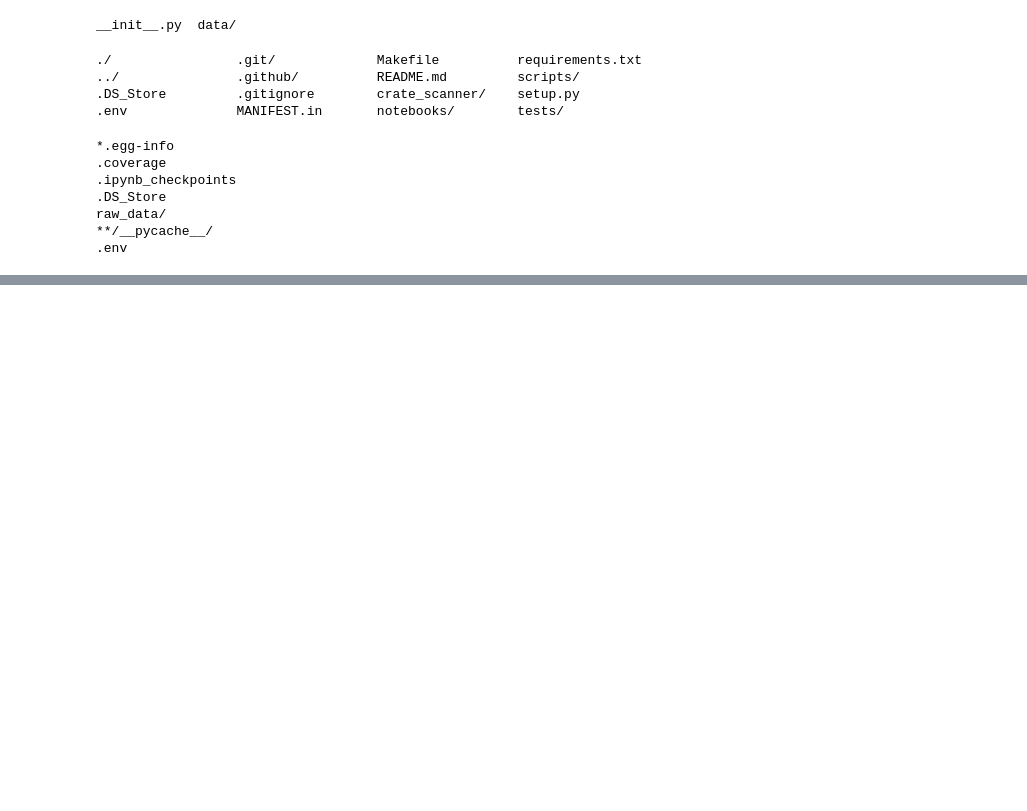
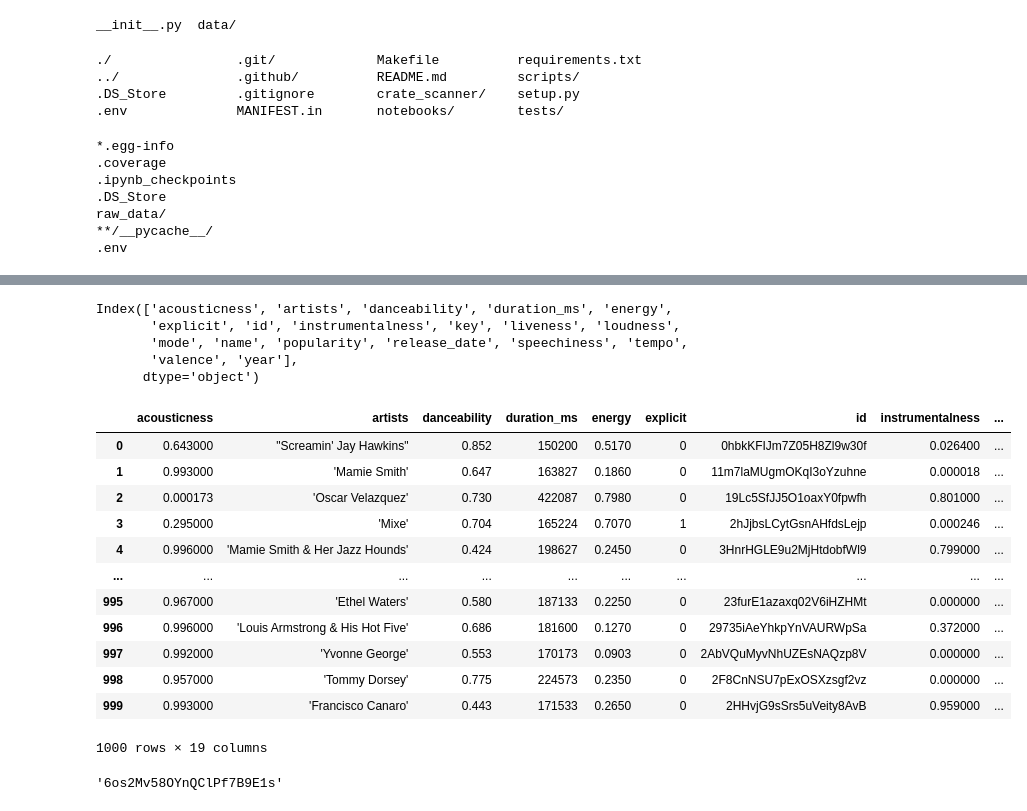
Before and after one commit to tklein98/cratescanner_2.0, a Jupyter notebook: notebooks/spotify_client.ipynb, the cells around one changed output, grey strips where cells are left out. Saved outputs shown, nothing was run; the diff lists cells and outputs as text; code cells hidden in the pictures; blank space fills up the shorter version.

```diff
--- a/notebooks/spotify_client.ipynb
+++ b/notebooks/spotify_client.ipynb
@@ -551,0 +648,2 @@ raw_data/
+# %%
+song_df = pd.read_csv('data/data.csv', skiprows=(1,15000), nrows=1000)
@@ -551,0 +659,31 @@ raw_data/
+# %%
+song_df.columns
+# %% [output]
+Index(['acousticness', 'artists', 'danceability', 'duration_ms', 'energy',
+       'explicit', 'id', 'instrumentalness', 'key', 'liveness', 'loudness',
+       'mode', 'name', 'popularity', 'release_date', 'speechiness', 'tempo',
+       'valence', 'year'],
+      dtype='object')
+# %%
+## Clean artist column
+song_df["artists"] = song_df["artists"].map(clean_artists_col)
+# %%
+song_df
+# %% [output]
+|  | acousticness | artists | danceability | duration_ms | energy | explicit | id | instrumentalness | ... |
+| 0 | 0.643000 | "Screamin' Jay Hawkins" | 0.852 | 150200 | 0.5170 | 0 | 0hbkKFIJm7Z05H8Zl9w30f | 0.026400 | ... |
+| 1 | 0.993000 | 'Mamie Smith' | 0.647 | 163827 | 0.1860 | 0 | 11m7laMUgmOKqI3oYzuhne | 0.000018 | ... |
+| 2 | 0.000173 | 'Oscar Velazquez' | 0.730 | 422087 | 0.7980 | 0 | 19Lc5SfJJ5O1oaxY0fpwfh | 0.801000 | ... |
+| 3 | 0.295000 | 'Mixe' | 0.704 | 165224 | 0.7070 | 1 | 2hJjbsLCytGsnAHfdsLejp | 0.000246 | ... |
+| 4 | 0.996000 | 'Mamie Smith & Her Jazz Hounds' | 0.424 | 198627 | 0.2450 | 0 | 3HnrHGLE9u2MjHtdobfWl9 | 0.799000 | ... |
+| ... | ... | ... | ... | ... | ... | ... | ... | ... | ... |
+| 995 | 0.967000 | 'Ethel Waters' | 0.580 | 187133 | 0.2250 | 0 | 23furE1azaxq02V6iHZHMt | 0.000000 | ... |
+| 996 | 0.996000 | 'Louis Armstrong & His Hot Five' | 0.686 | 181600 | 0.1270 | 0 | 29735iAeYhkpYnVAURWpSa | 0.372000 | ... |
+| 997 | 0.992000 | 'Yvonne George' | 0.553 | 170173 | 0.0903 | 0 | 2AbVQuMyvNhUZEsNAQzp8V | 0.000000 | ... |
+| 998 | 0.957000 | 'Tommy Dorsey' | 0.775 | 224573 | 0.2350 | 0 | 2F8CnNSU7pExOSXzsgf2vz | 0.000000 | ... |
+| 999 | 0.993000 | 'Francisco Canaro' | 0.443 | 171533 | 0.2650 | 0 | 2HHvjG9sSrs5uVeity8AvB | 0.959000 | ... |
+1000 rows × 19 columns
+# %%
+spotify.get_track_by_id("5DlCyqLyX2AOVDTjjkDZ8x")["album"]["id"]
+# %% [output]
+'6os2Mv58OYnQClPf7B9E1s'
```
Also changed, not shown: parts of 21 cells of this notebook, 8 other files.
